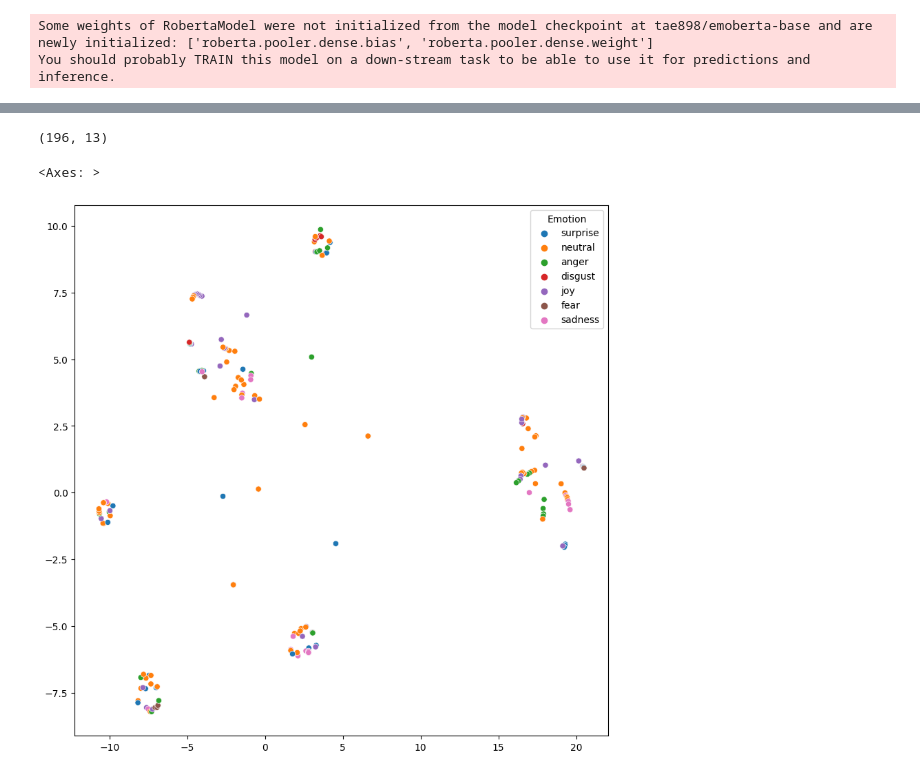
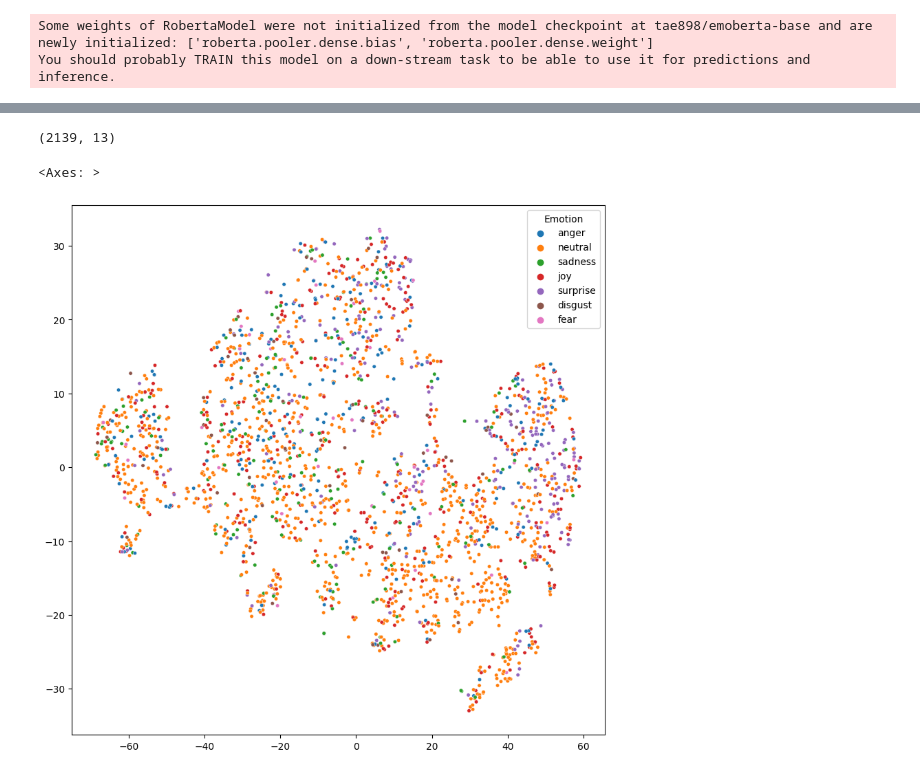
Before and after one commit to Multimodal-Emotion-Recognition-Group/erc_text_embedders_research, a Jupyter notebook: notebooks/TextEmbedders.ipynb, the cells around one changed output, grey strips where cells are left out. Saved outputs shown, nothing was run; the diff lists cells and outputs as text; code cells hidden in the pictures.

Commit message:
added AdaIGN text embedder, added UMAP plot

```diff
--- a/notebooks/TextEmbedders.ipynb
+++ b/notebooks/TextEmbedders.ipynb
@@ -21,0 +16,3 @@ data.head()
+# %%
+data = pd.read_csv('/kaggle/input/meld-dataset/MELD-RAW/MELD.Raw/train/train_sent_emo.csv')
+data.head()
@@ -208,16 +246,14 @@ classifier.to(device);
 Some weights of RobertaModel were not initialized from the model checkpoint at tae898/emoberta-base and are newly initialized: ['roberta.pooler.dense.bias', 'roberta.pooler.dense.weight']
 You should probably TRAIN this model on a down-stream task to be able to use it for predictions and inference.
 # %%
-from torch.optim import Adam
-from sklearn.metrics import f1_score
-
 num_epochs = 3
-log_interval = 10
+log_interval = 50
 
 optimizer = Adam(classifier.parameters(), lr=3e-4)
 criterion = nn.CrossEntropyLoss()
 # %%
 step = 0
+best_f1 = -1
 
 for epoch in range(num_epochs):
     train_loss = 0.
@@ -248,4 +284,9 @@ for epoch in range(num_epochs):
                 y_pred.extend(outputs.argmax(dim=1).detach().cpu().reshape(-1).tolist())
 
             f1 = f1_score(y_true, y_pred, average='weighted', zero_division=0.)
-            print(f"Epoch {epoch}, step {step}: train_loss={train_loss / step:.3f}, val_loss={val_loss / len(test_diags):.3f}, F1={f1:.3f}")
+
+            if f1 > best_f1:
+                torch.save(classifier.state_dict(), 'sp_emb2.pt')
+                best_f1 = f1
+
+            print(f"Epoch {epoch}, step {step}: train_loss={train_loss / (step % len(train_diags)):.3f}, val_loss={val_loss / len(test_diags):.3f}, F1={f1:.3f}")
@@ -270,6 +293,14 @@ Epoch 2, step 270: train_loss=0.417, val_loss=1.680, F1=0.294
 # %%
+embeddings = None
+logits = None
+
+classifier = EmbeddingClassifier(embedder=SpeakerEmb2TextEmbedder, embedder_kwargs=embedder_kwargs, device=device)
+classifier.load_state_dict(torch.load('sp_emb1.pt'))
+classifier.to(device)
+
 for diag_id in test_diags:
-    lgts, embs = classifier(diag_id)
+    with torch.no_grad():
+        lgts, embs = classifier(diag_id)
     lgts, embs = lgts.cpu(), embs.cpu()
     if embeddings is None:
         embeddings = embs
@@ -294,18 +325,14 @@ test_mask = data['Dialogue_ID'].apply(lambda x: x in test_diags)
 test_data = data[test_mask]
 test_data.shape
 # %% [output]
-(196, 13)
+(2139, 13)
 # %%
-from sklearn.manifold import TSNE
-from matplotlib import pyplot as plt
-import seaborn as sns
-
 embs_numpy = embeddings.detach().numpy()
 
-X_embedded = TSNE(n_components=2, random_state=42).fit_transform(embs_numpy)
+X_embedded = TSNE(n_components=2, metric='cosine', perplexity=30, random_state=42).fit_transform(embs_numpy)
 
 plt.figure(figsize=(10, 10))
-sns.scatterplot(x=X_embedded[:, 0], y=X_embedded[:, 1], hue=test_data['Emotion'])
+sns.scatterplot(x=X_embedded[:, 0], y=X_embedded[:, 1], hue=test_data['Emotion'], s=15)
 # %% [output]
 <Axes: >
-[figure, old version]
+[figure, new version]
```
Also changed, not shown: parts of 13 cells of this notebook.
